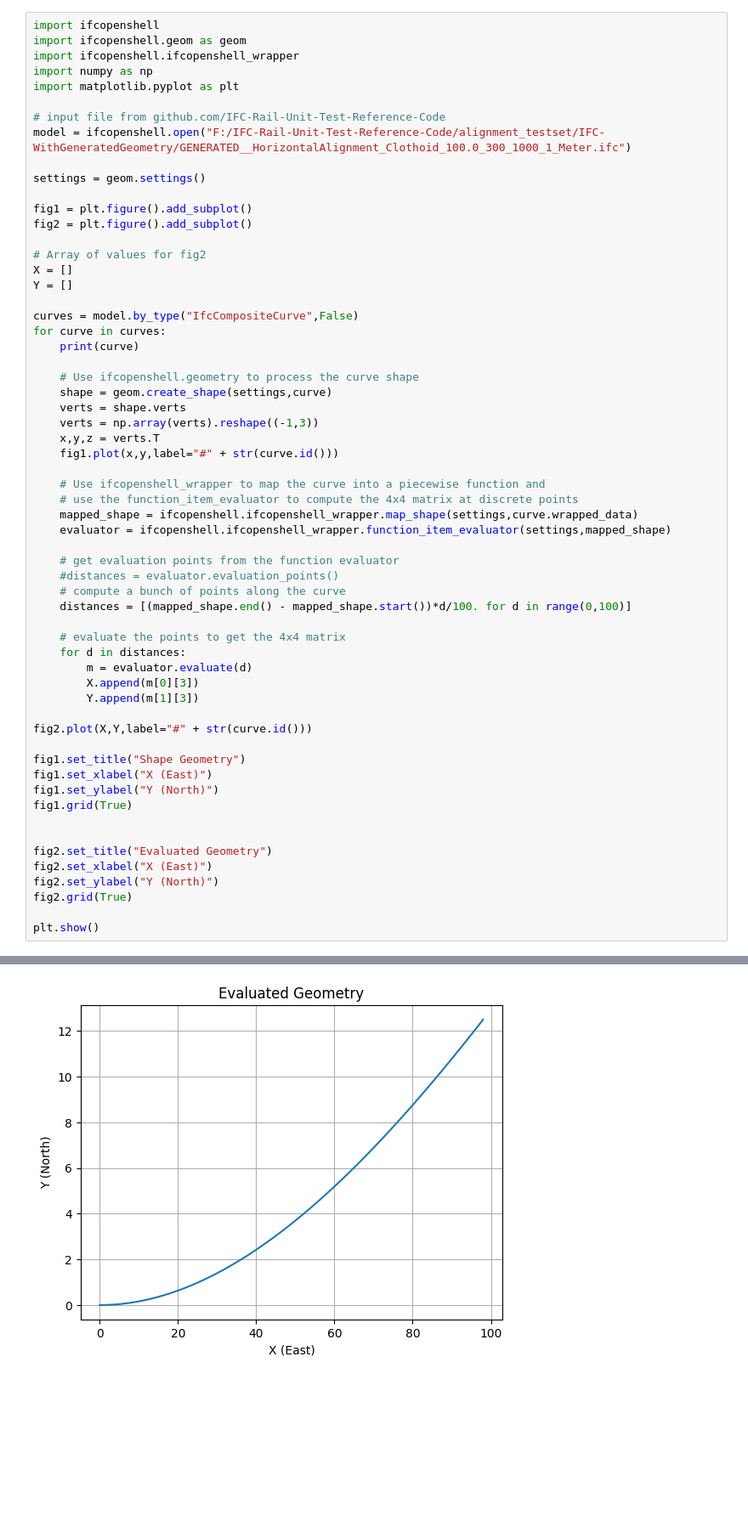
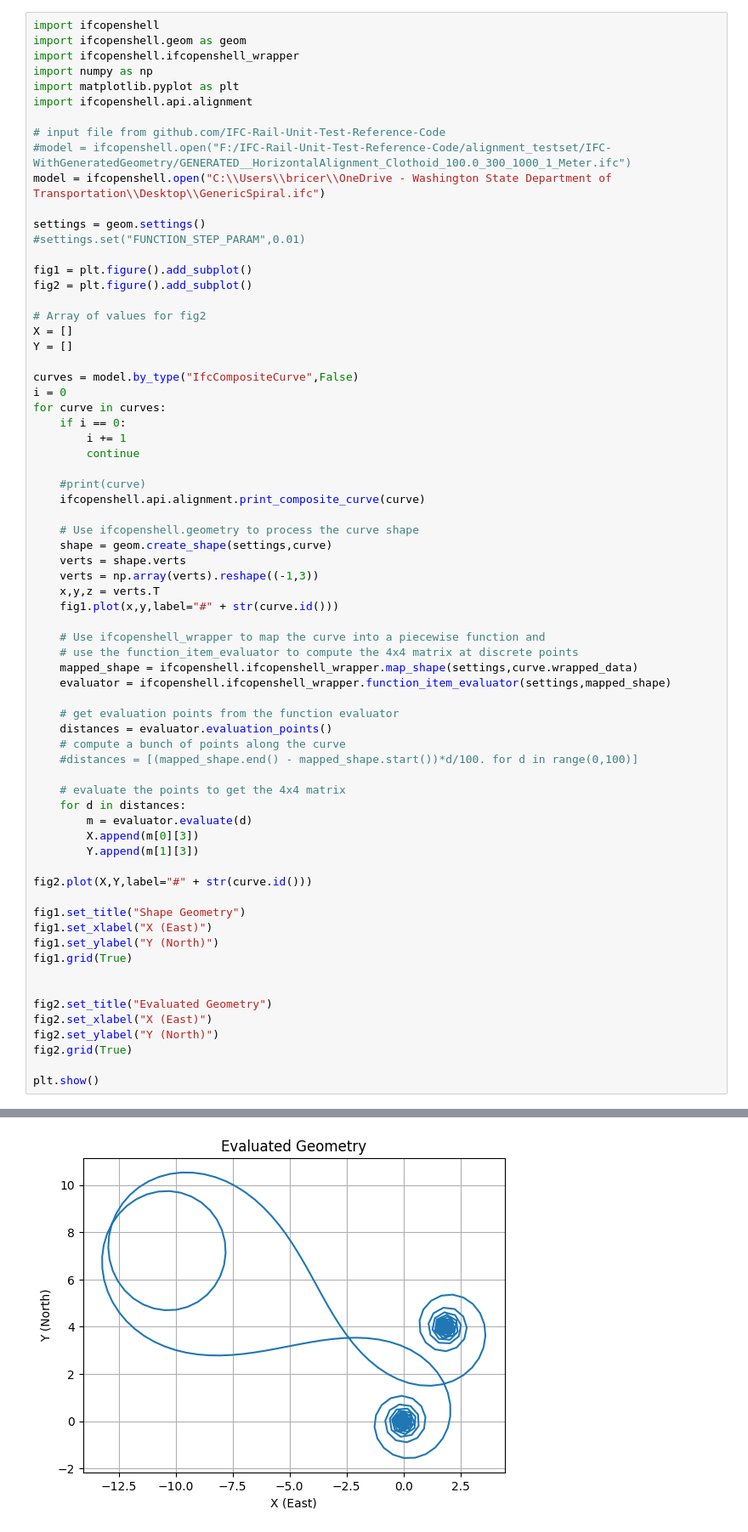
Before and after one commit to RickBrice/IfcAlignmentDriver, a Jupyter notebook: Notebooks/CompositeCurvePlot.ipynb, the cells around one changed output, grey strips where cells are left out. Shown at 85% size. Cells and saved outputs as stored; diff of their text form; blank space fills up the shorter version.

```diff
--- a/Notebooks/CompositeCurvePlot.ipynb
+++ b/Notebooks/CompositeCurvePlot.ipynb
@@ -4,11 +4,14 @@ import ifcopenshell.geom as geom
 import ifcopenshell.ifcopenshell_wrapper
 import numpy as np
 import matplotlib.pyplot as plt
+import ifcopenshell.api.alignment
 
 # input file from github.com/IFC-Rail-Unit-Test-Reference-Code
-model = ifcopenshell.open("F:/IFC-Rail-Unit-Test-Reference-Code/alignment_testset/IFC-WithGeneratedGeometry/GENERATED__HorizontalAlignment_Clothoid_100.0_300_1000_1_Meter.ifc")
+#model = ifcopenshell.open("F:/IFC-Rail-Unit-Test-Reference-Code/alignment_testset/IFC-WithGeneratedGeometry/GENERATED__HorizontalAlignment_Clothoid_100.0_300_1000_1_Meter.ifc")
+model = ifcopenshell.open("C:\\Users\\bricer\\OneDrive - Washington State Department of Transportation\\Desktop\\GenericSpiral.ifc")
 
 settings = geom.settings()
+#settings.set("FUNCTION_STEP_PARAM",0.01)
 
 fig1 = plt.figure().add_subplot()
 fig2 = plt.figure().add_subplot()
@@ -18,8 +21,14 @@ X = []
 Y = []
 
 curves = model.by_type("IfcCompositeCurve",False)
+i = 0
 for curve in curves:
-    print(curve)
+    if i == 0:
+        i += 1
+        continue
+
+    #print(curve)
+    ifcopenshell.api.alignment.print_composite_curve(curve)
 
     # Use ifcopenshell.geometry to process the curve shape
     shape = geom.create_shape(settings,curve)
@@ -34,9 +43,9 @@ for curve in curves:
     evaluator = ifcopenshell.ifcopenshell_wrapper.function_item_evaluator(settings,mapped_shape)
 
     # get evaluation points from the function evaluator
-    #distances = evaluator.evaluation_points()
+    distances = evaluator.evaluation_points()
     # compute a bunch of points along the curve
-    distances = [(mapped_shape.end() - mapped_shape.start())*d/100. for d in range(0,100)]
+    #distances = [(mapped_shape.end() - mapped_shape.start())*d/100. for d in range(0,100)]
 
     # evaluate the points to get the 4x4 matrix
     for d in distances:
@@ -64 +74 @@ plt.show()
-[figure, old version]
+[figure, new version]
```
Also changed, not shown: parts of 1 cell of this notebook, 6 other files.
